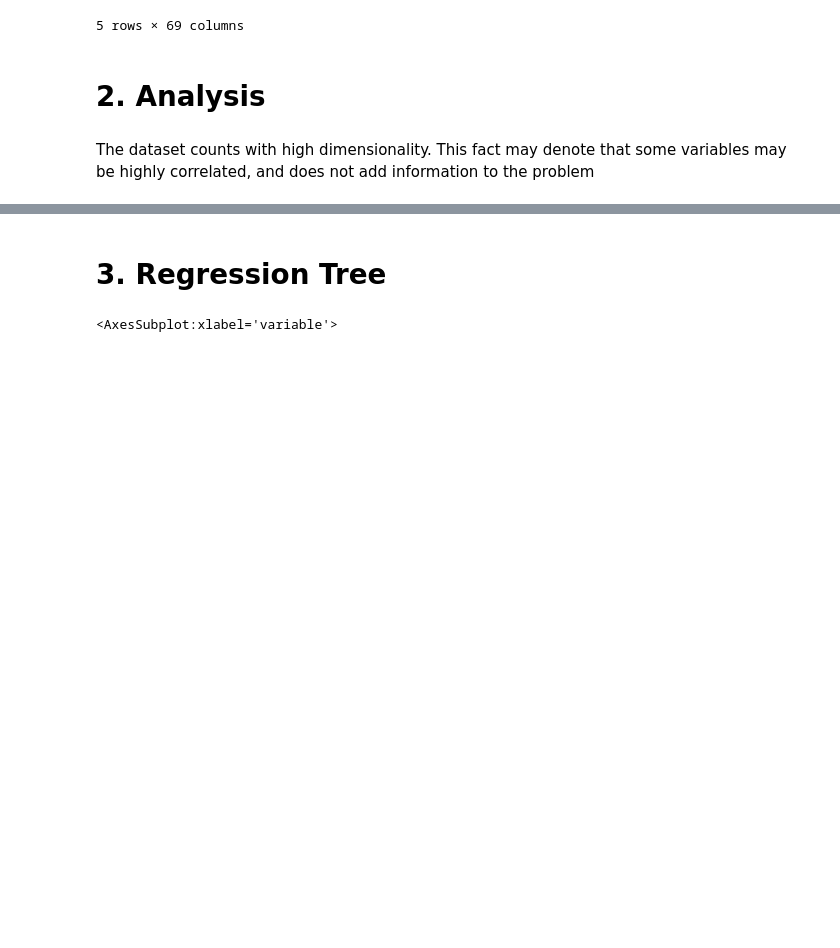
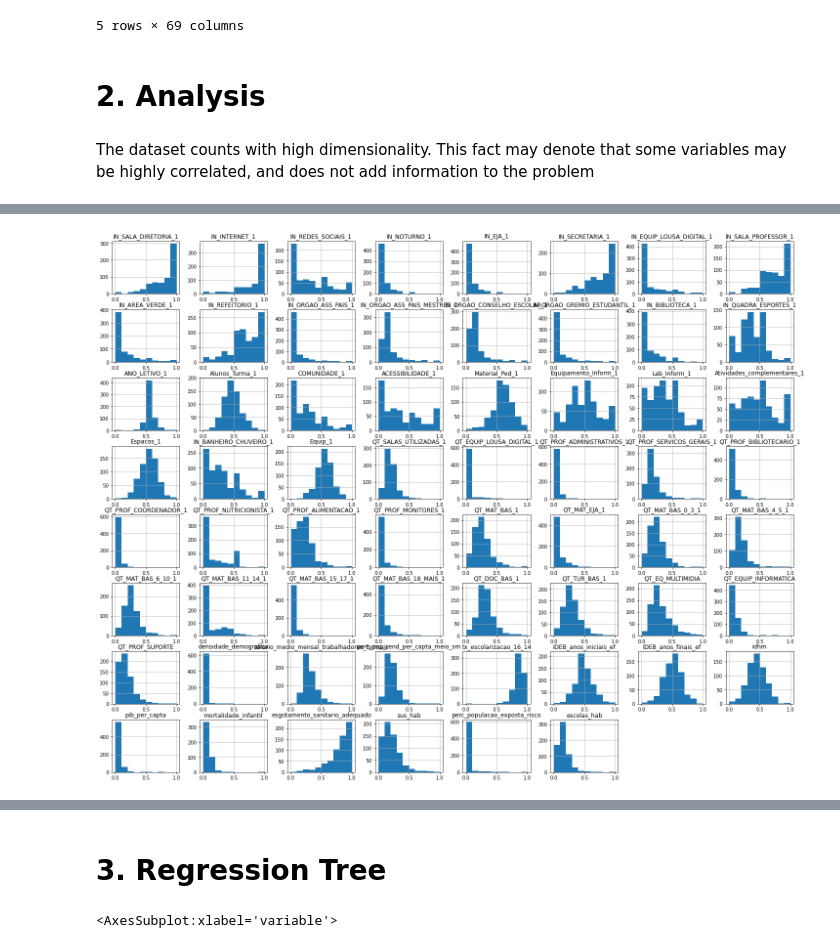
Before and after one commit to CaioFerreiraB/sp_crime_and_education, a Jupyter notebook: Exploratory_analysis.ipynb, the cells around one changed output, grey strips where cells are left out. Drawn from its saved outputs; the diff is of its cells as text; code cells hidden in the pictures; blank space fills up the shorter version.

```diff
--- a/Exploratory_analysis.ipynb
+++ b/Exploratory_analysis.ipynb
@@ -53,0 +34,13 @@ sns.pairplot(df[['furtos_hab', 'homicidios_hab', 'idhm', 'escolas_hab', 'salario
+# %%
+cols = df.columns.to_list()
+cols.remove('NO_MUNICIPIO')
+cols.remove('furtos_hab')
+cols.remove('homicidios_hab')
+cols.remove('Furto')
+cols.remove('Homicidios')
+cols.remove('nEscolas')
+cols.remove('populacao_estimada')
+
+df_hist = df[cols].hist(figsize=(25, 20))
+# %% [output]
+[figure, added]
```
Also changed, not shown: parts of 10 cells of this notebook.
